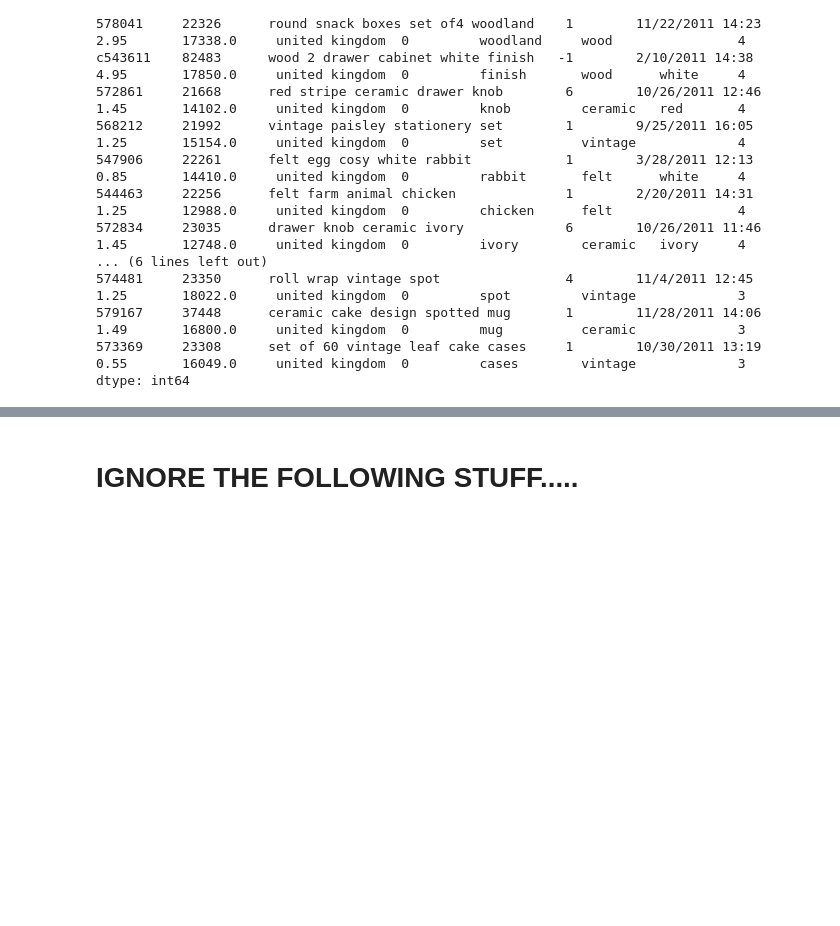
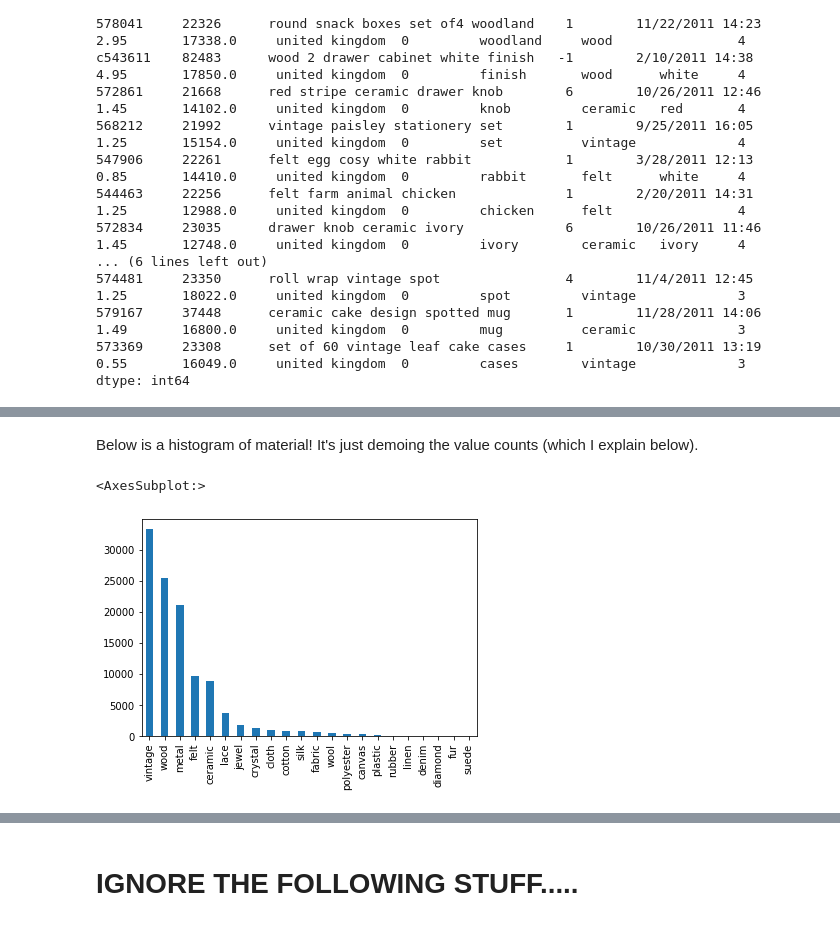
Before and after one commit to srhoads/learn, a Jupyter notebook: courses/data_analysis_python/lab1/lab1.ipynb, the cells around one changed output, grey strips where cells are left out. Cells and saved outputs as stored; diff of their text form; code cells hidden in the pictures; blank space fills up the shorter version.

```diff
--- a/courses/data_analysis_python/lab1/lab1.ipynb
+++ b/courses/data_analysis_python/lab1/lab1.ipynb
@@ -83,13 +91,13 @@ d
 # %%
-# df.loc[df.ID == 103, ['FirstName', 'LastName']] = 'Matt', 'Jones'
+## df.loc[df.ID == 103, ['FirstName', 'LastName']] = 'Matt', 'Jones'
 d_ = d.copy().apply(lambda y: y.str.lower() if str(y.dtype)=='object' else y).assign(
     children=lambda d: [recode_onehot_if(x, 'children') for x in d.Description],
     noun=lambda d: [str(x).split()[-1].strip() for x in d.Description],
     material=lambda d: d.Description.str.extract(r'(ceramic|metal|wood|plastic|cloth|felt|fabric|silk|polyester|linen|cotton|compostable|mahogany|canvas|cashmere|chiffon|denim|viscose|wool|fur|lace|leather|diamond|crystal|rhinestone|jewel|birch|rubber|wax|vintage|organic|pashmina|satin|spandex|suede)', expand=False, flags=re.IGNORECASE),
     # color=lambda d: d.Description.str.extract('\\b(pink|red|blue|white|green|yellow|purple|orange)\\b', expand=False, flags=re.IGNORECASE),
     color=lambda d: extract_color(d.Description),
-    )
-# d.assign(noun=lambda d: [str(x).split()[-1] for x in d.Description])
+    ).query('Quantity>=0 and UnitPrice>=0')
+## d.assign(noun=lambda d: [str(x).split()[-1] for x in d.Description])
 d_
 # %% [output]
 |  | InvoiceNo | StockCode | Description | Quantity | InvoiceDate | UnitPrice | CustomerID | Country | children | ... |
@@ -171 +214,8 @@ Name: material, dtype: int64
+# %% [markdown]
+Below is a histogram of material! It's just demoing the value counts (which I explain below).
+# %%
+d_['material'].value_counts().plot(kind='bar')
+# %% [output]
+<AxesSubplot:>
+[figure, added]
 # %% [markdown]
```
Also changed, not shown: parts of 20 cells of this notebook.
